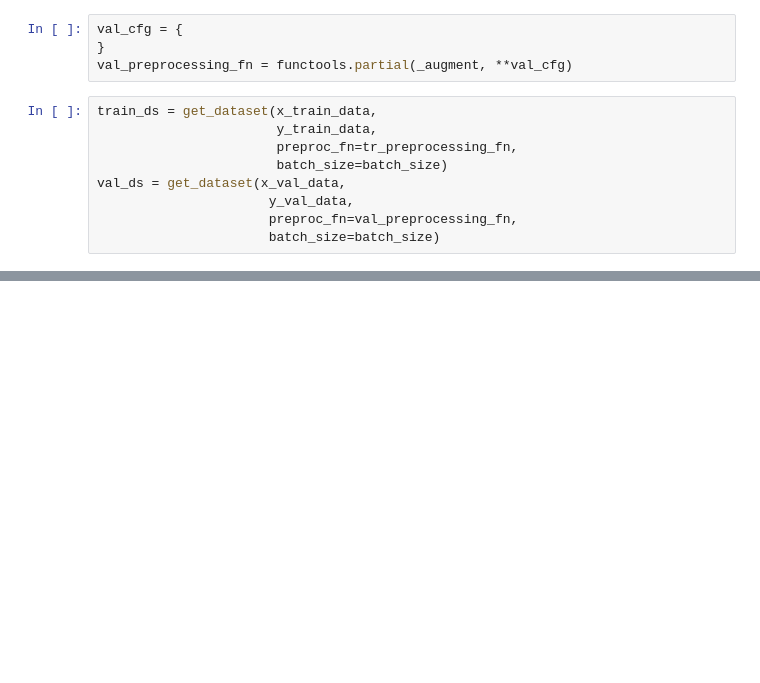
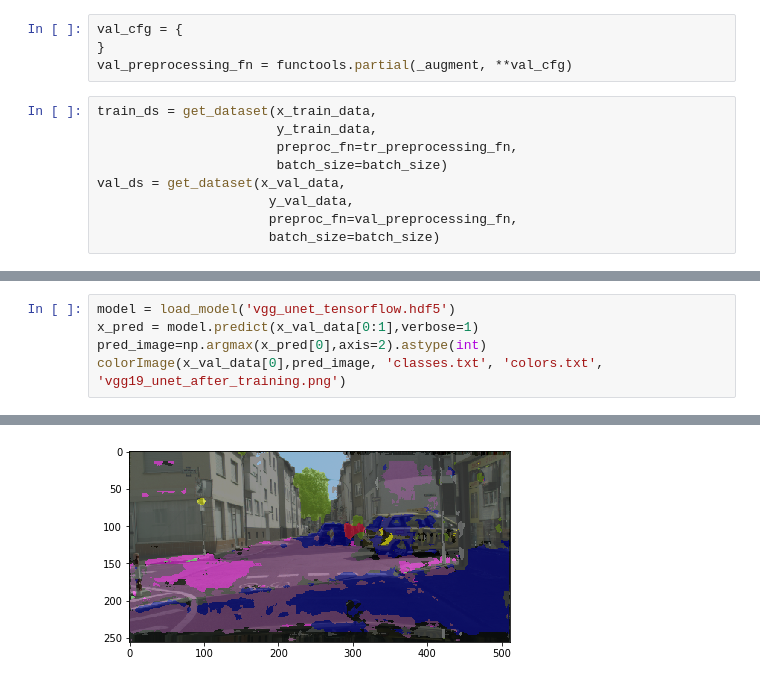
Before and after one commit to yagudinamir/SemanticImageSegmentation, a Jupyter notebook: src/tensorflow.ipynb, the cells around one changed output, grey strips where cells are left out. Drawn from its saved outputs; the diff is of its cells as text; blank space fills up the shorter version.

```diff
--- a/src/tensorflow.ipynb
+++ b/src/tensorflow.ipynb
@@ -399,0 +466,6 @@ TypeError: tuple indices must be integers or slices, not list
+# %%
+model = load_model('vgg_unet_tensorflow.hdf5')
+x_pred = model.predict(x_val_data[0:1],verbose=1)
+pred_image=np.argmax(x_pred[0],axis=2).astype(int)
+colorImage(x_val_data[0],pred_image, 'classes.txt', 'colors.txt', 'vgg19_unet_after_training.png')
+# %% [output]
@@ -399,0 +473 @@ TypeError: tuple indices must be integers or slices, not list
+[figure, added]
```
Also changed, not shown: parts of 19 cells of this notebook.
